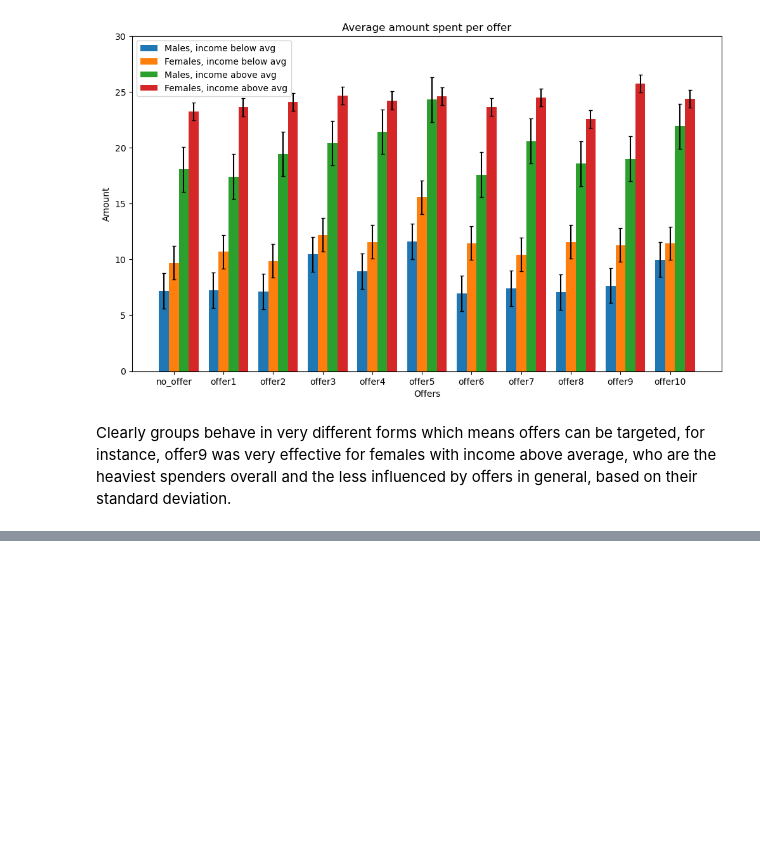
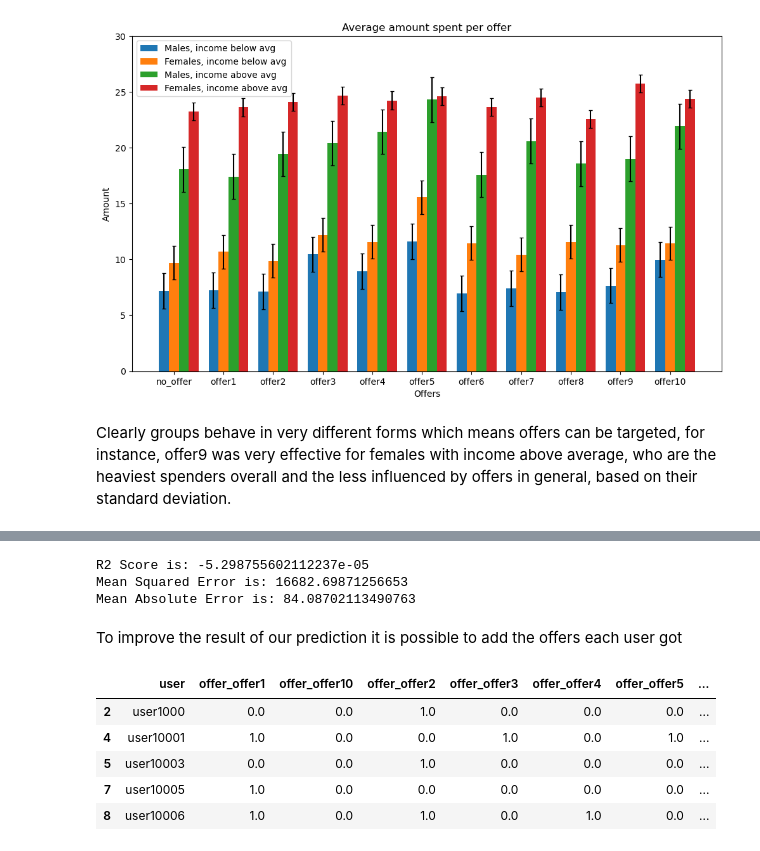
Before and after one commit to FranciscoNania/Udacity-Capstone-Starbucks, a Jupyter notebook: Starbucks Capstone.ipynb, the cells around one changed output, grey strips where cells are left out. Saved outputs shown, nothing was run; the diff lists cells and outputs as text; code cells hidden in the pictures; blank space fills up the shorter version.

```diff
--- a/Starbucks Capstone.ipynb
+++ b/Starbucks Capstone.ipynb
@@ -568,0 +636,28 @@ Clearly groups behave in very different forms which means offers can be targeted
+# %%
+#The dummy regressor is here just a baseline and testing, we don't expect much from it
+dummy.fit(X_train,y_train)
+y_pred = dummy.predict(X_test)
+print('R2 Score is:',r2_score(y_test, y_pred),
+     '\nMean Squared Error is:',mean_squared_error(y_test, y_pred),
+     '\nMean Absolute Error is:',mean_absolute_error(y_test, y_pred))
+# %% [output]
+R2 Score is: -5.298755602112237e-05
+Mean Squared Error is: 16682.69871256653
+Mean Absolute Error is: 84.08702113490763
+# %% [markdown]
+To improve the result of our prediction it is possible to add the offers each user got
+# %%
+dum_offer = pd.get_dummies(viewed, columns=['offer']).groupby(['user'], as_index=False).sum()
+dum_offer = dum_offer.drop(columns = ['time', 'amount'])
+# %%
+profile = pd.merge(dum_offer, profile, left_on = 'user', right_on = 'user', how = 'outer')
+profile = profile.dropna()
+# %%
+profile.head()
+# %% [output]
+|  | user | offer_offer1 | offer_offer10 | offer_offer2 | offer_offer3 | offer_offer4 | offer_offer5 | ... |
+| 2 | user1000 | 0.0 | 0.0 | 1.0 | 0.0 | 0.0 | 0.0 | ... |
+| 4 | user10001 | 1.0 | 0.0 | 0.0 | 1.0 | 0.0 | 1.0 | ... |
+| 5 | user10003 | 0.0 | 0.0 | 1.0 | 0.0 | 0.0 | 0.0 | ... |
+| 7 | user10005 | 1.0 | 0.0 | 0.0 | 0.0 | 0.0 | 0.0 | ... |
+| 8 | user10006 | 1.0 | 0.0 | 1.0 | 0.0 | 1.0 | 0.0 | ... |
```
Also changed, not shown: parts of 18 cells of this notebook.
